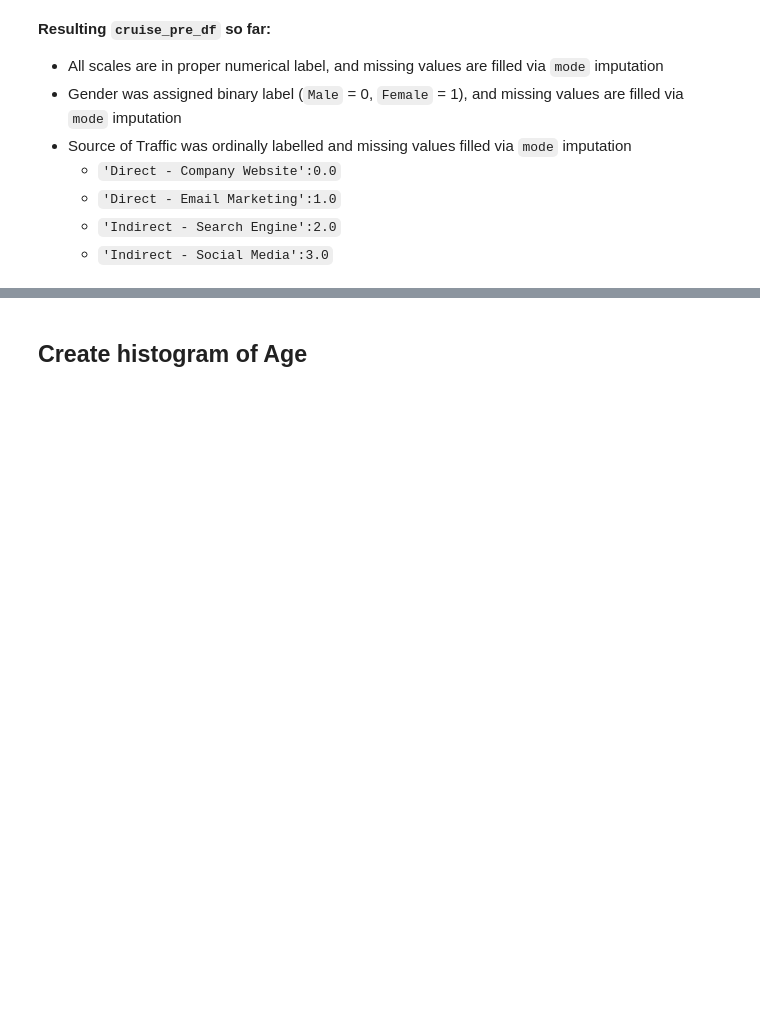
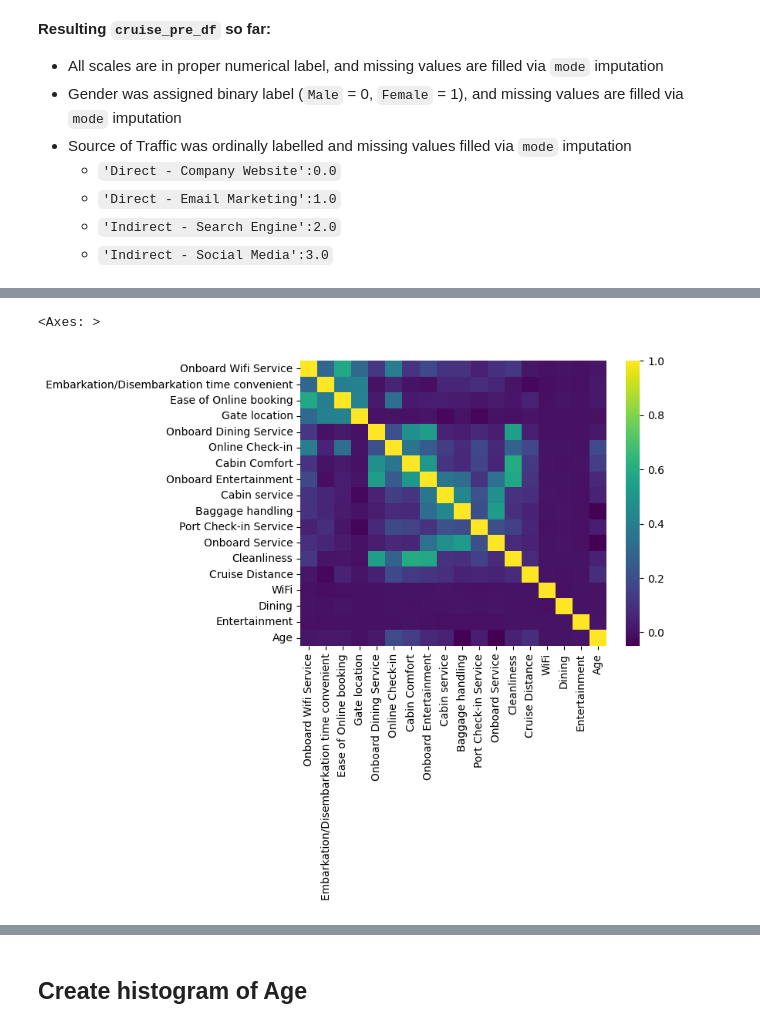
Before and after one commit to jaspereap/machine-learning-pipeline, a Jupyter notebook: eda.ipynb, the cells around one changed output, grey strips where cells are left out. Saved outputs shown, nothing was run; the diff lists cells and outputs as text; code cells hidden in the pictures; blank space fills up the shorter version.

```diff
--- a/eda.ipynb
+++ b/eda.ipynb
@@ -741,0 +856,5 @@ merged_data.describe()
+# %%
+sns.heatmap(data=merged_data.corr(), cmap='viridis')
+# %% [output]
+<Axes: >
+[figure, added]
```
Also changed, not shown: parts of 18 cells of this notebook.
